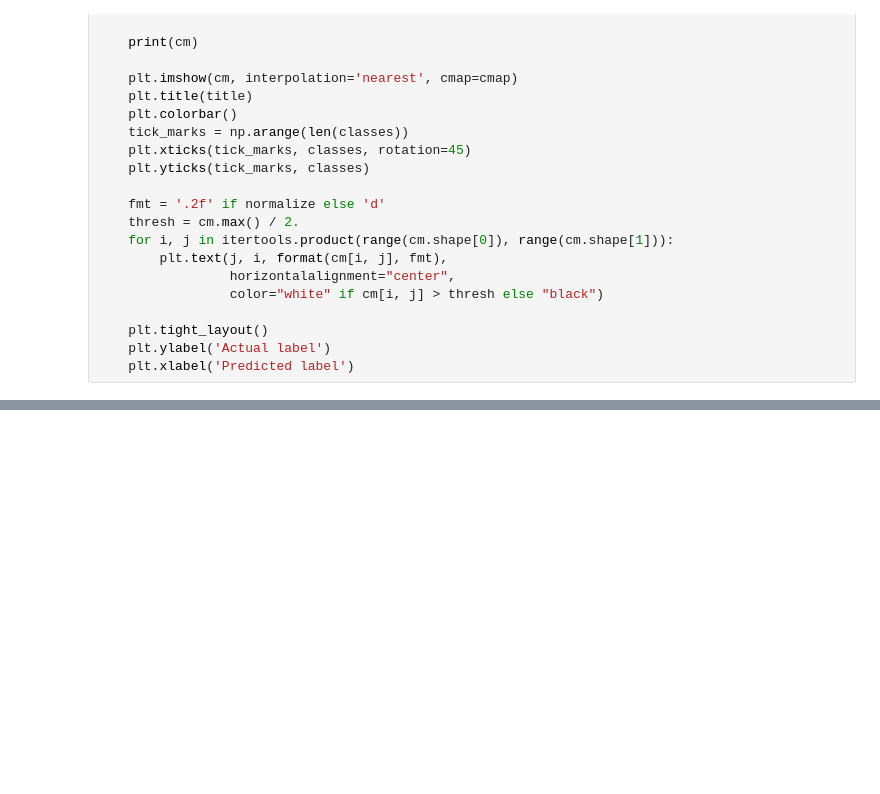
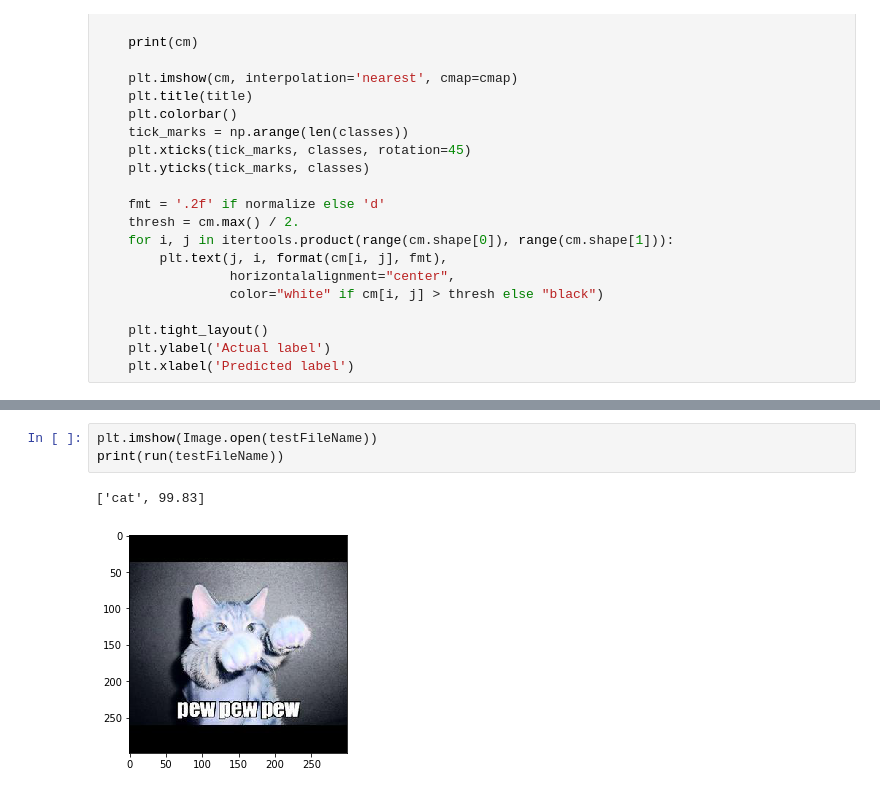
Before and after one commit to Azadehkhojandi/Custom-Vision-Generator, a Jupyter notebook: PythonNotebook/Image Search Cognitive Services.ipynb, the cells around one changed output, grey strips where cells are left out. Drawn from its saved outputs; the diff is of its cells as text; blank space fills up the shorter version.

```diff
--- a/PythonNotebook/Image Search Cognitive Services.ipynb
+++ b/PythonNotebook/Image Search Cognitive Services.ipynb
@@ -572,0 +652,6 @@ writing file data\anzbirds_images_test_train\model\7b91ed5c25fa4e998b08079a0ac56
+# %%
+plt.imshow(Image.open(testFileName))
+print(run(testFileName))
+# %% [output]
+['cat', 99.83]
+[figure, added]
```
Also changed, not shown: parts of 28 cells of this notebook, 1 other file.
